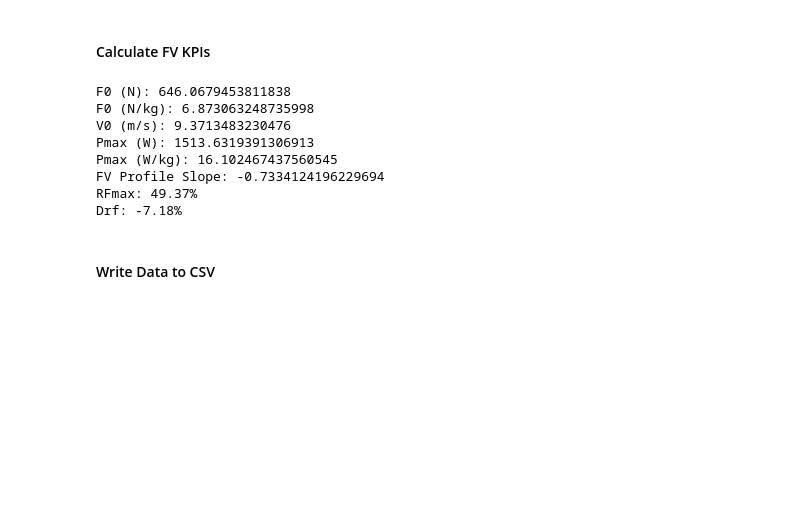
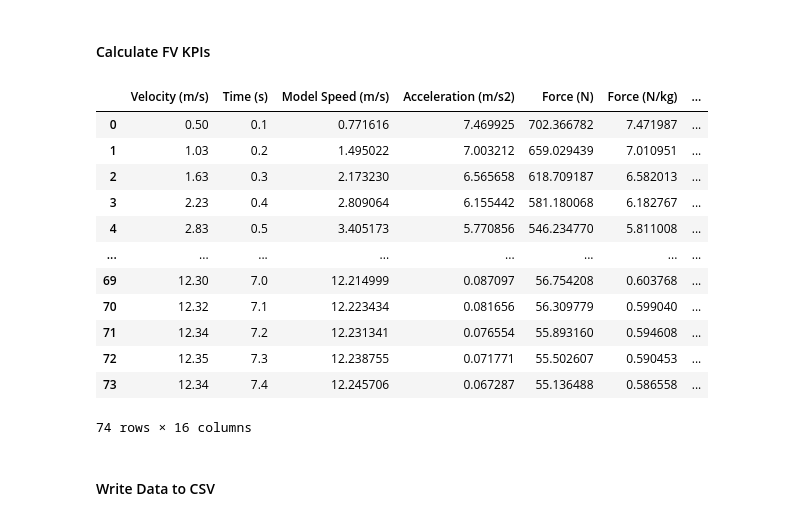
Before and after one commit to sportsdatasolutions/force_velocity_profile, a Jupyter notebook: fvp.ipynb, the cells around one changed output. Cells and saved outputs as stored; diff of their text form; code cells hidden in the pictures; blank space fills up the shorter version.

```diff
--- a/fvp.ipynb
+++ b/fvp.ipynb
@@ -110,33 +145,40 @@ Text(0, 0.5, 'Ratio of Force (%)')
 # %%
 f0_n = helpers.calc_f0_n(df["Model Speed (m/s)"], df["Force (N)"])
 fv_profile_slope = helpers.calc_fv_profile_slope(df["Model Speed (m/s)"], df["Force (N/kg)"])
 v0_ms = ((f0_n * -1) / bodyweight) / fv_profile_slope
 pmax = f0_n * v0_ms / 4
 rf_max = ratio_of_force_df["Ratio Force (%)"].iloc[0] * 100
 drf = helpers.calc_fv_profile_slope(ratio_of_force_df["Model Speed (m/s)"], ratio_of_force_df["Ratio Force (%)"])
 
 fv_kpi_set = {
     "F0 (N)": f0_n,
     "F0 (N/kg)": f0_n / bodyweight,
     "V0 (m/s)": v0_ms,
     "Pmax (W)": pmax,
     "Pmax (W/kg)": pmax / bodyweight,
     "FV Profile Slope": fv_profile_slope,
     "RFmax": "{}%".format(round(rf_max, 2)),
     "Drf": "{}%".format(round((drf * 100), 2))
 }
 
 for key, value in fv_kpi_set.items():
-    print("{}: {}".format(key, value))
+    df[key] = value
+
+df
 # %% [output]
+|  | Velocity (m/s) | Time (s) | Model Speed (m/s) | Acceleration (m/s2) | Force (N) | Force (N/kg) | ... |
+| 0 | 0.50 | 0.1 | 0.771616 | 7.469925 | 702.366782 | 7.471987 | ... |
+| 1 | 1.03 | 0.2 | 1.495022 | 7.003212 | 659.029439 | 7.010951 | ... |
+| 2 | 1.63 | 0.3 | 2.173230 | 6.565658 | 618.709187 | 6.582013 | ... |
+| 3 | 2.23 | 0.4 | 2.809064 | 6.155442 | 581.180068 | 6.182767 | ... |
+| 4 | 2.83 | 0.5 | 3.405173 | 5.770856 | 546.234770 | 5.811008 | ... |
+| ... | ... | ... | ... | ... | ... | ... | ... |
+| 69 | 12.30 | 7.0 | 12.214999 | 0.087097 | 56.754208 | 0.603768 | ... |
+| 70 | 12.32 | 7.1 | 12.223434 | 0.081656 | 56.309779 | 0.599040 | ... |
+| 71 | 12.34 | 7.2 | 12.231341 | 0.076554 | 55.893160 | 0.594608 | ... |
+| 72 | 12.35 | 7.3 | 12.238755 | 0.071771 | 55.502607 | 0.590453 | ... |
+| 73 | 12.34 | 7.4 | 12.245706 | 0.067287 | 55.136488 | 0.586558 | ... |
-F0 (N): 646.0679453811838
-F0 (N/kg): 6.873063248735998
-V0 (m/s): 9.3713483230476
-Pmax (W): 1513.6319391306913
-Pmax (W/kg): 16.102467437560545
-FV Profile Slope: -0.7334124196229694
-RFmax: 49.37%
-Drf: -7.18%
+74 rows × 16 columns
 # %% [markdown]
 #### Write Data to CSV
 # %%
```
Also changed, not shown: parts of 13 cells of this notebook, 11 other files.
